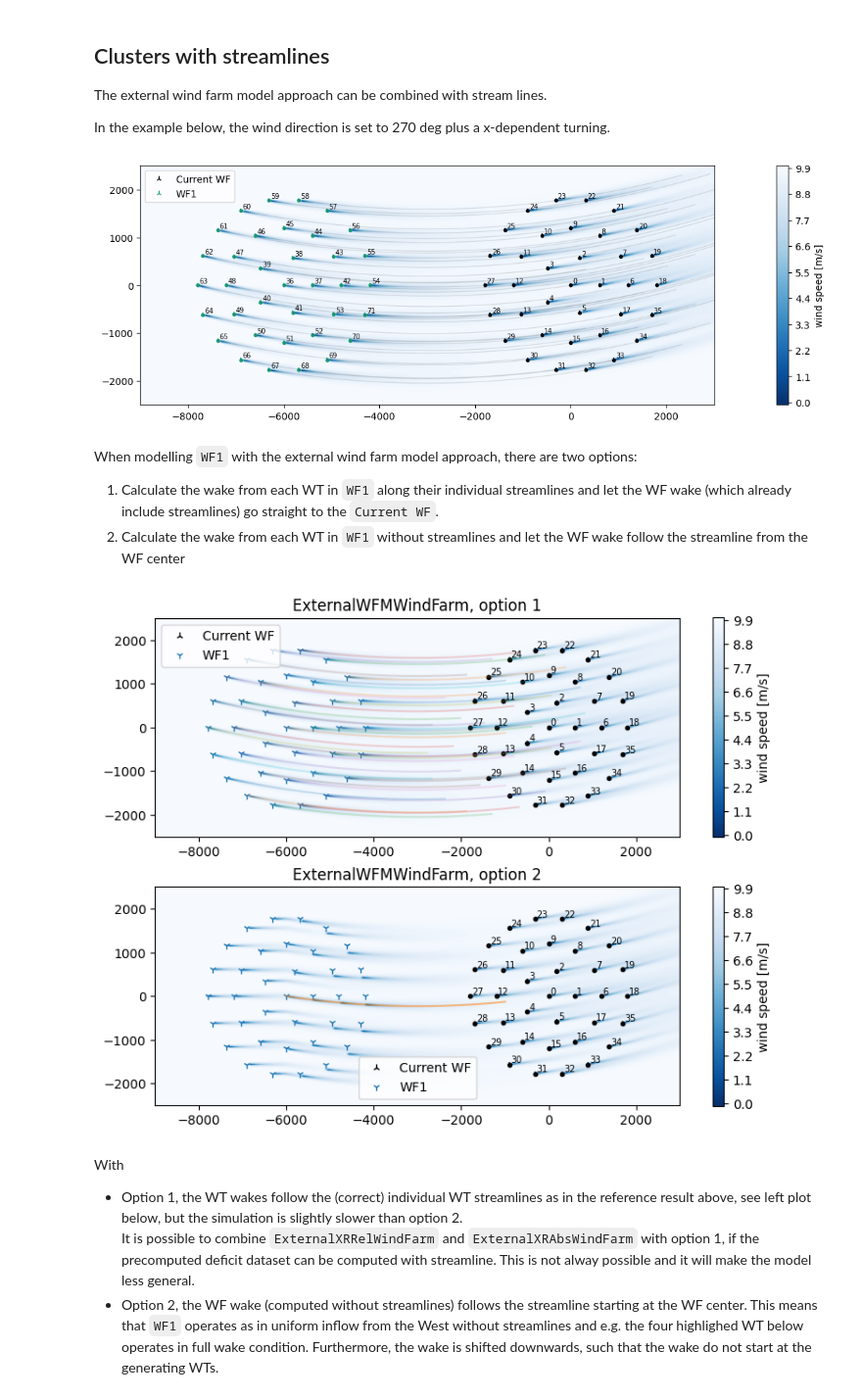
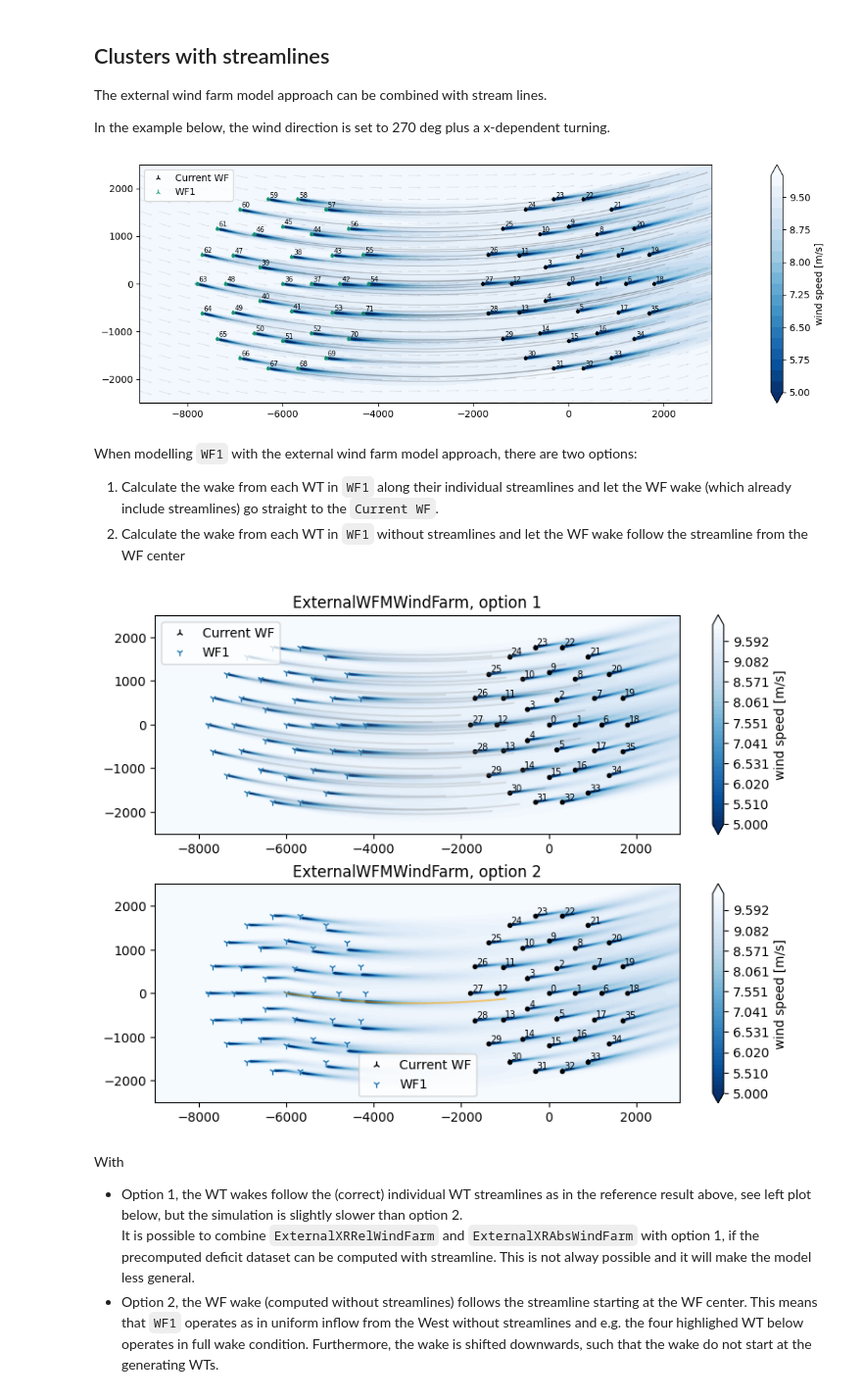
Before and after one commit to jchliao/pywake, a Jupyter notebook: docs/notebooks/ExternalWindFarms.ipynb, the cells around one changed output. Shown at 98% size. Saved outputs shown, nothing was run; the diff lists cells and outputs as text; code cells hidden in the pictures.

```diff
--- a/docs/notebooks/ExternalWindFarms.ipynb
+++ b/docs/notebooks/ExternalWindFarms.ipynb
@@ -386,20 +386,26 @@ types = [v for i in range(No_neighbours+1) for v in [i]*len(wf_x)]
 
 grid = XYGrid(x=np.linspace(-9000,3000,150), y=np.linspace(-2500,2500,200))
 
+
 sim_res_ref = wfm_ref(all_x, all_y, type=types, wd=270, ws=10)
 df = pd.DataFrame({'Power current WF [MW]':[]})
 df.loc['Simulating all WT'] = sim_res_ref.Power[:len(wf_x)].sum().item()
 
 fm_ref = sim_res_ref.flow_map(grid)
-fm_ref.plot_wake_map()
+fm_ref.plot_wake_map(levels=np.linspace(5,10,21))
+X,Y = grid([],[], wfm_ref.windTurbines.hub_height())[:2]
+X, Y = X[::10,::5],Y[::10,::5]
+Vx,Vy,Vz = vf3d(270,None,X,Y,None).T
+
+plt.quiver(X, Y, Vx, Vy, alpha=.1, width=.001)
 stream_lines = vf3d.stream_lines(wd=np.full_like(neighbour_x,270), start_points=np.array([neighbour_x, neighbour_y, np.full_like(neighbour_x,70)]).T,
                                  dw_stop=np.full_like(neighbour_x, 8000))
 for sl in stream_lines:
-    plt.plot(sl[:, 0], sl[:, 1], 'k', lw=1, alpha=0.1)
+    plt.plot(sl[:, 0], sl[:, 1], 'k', lw=1, alpha=0.2)
 
 setup_plot(axis='scaled', xlabel='', ylabel='', xlim=[-9000,3000], grid=0, figsize=(12,4))
 # %% [output]
-[figure, old version]
+[figure, new version]
 # %% [markdown]
 When modelling `WF1` with the external wind farm model approach, there are two options:
 
@@ -408,34 +414,34 @@ When modelling `WF1` with the external wind farm model approach, there are two o
 # %%
 cls = ExternalWFMWindFarm
 fig, axes = plt.subplots(2,1,figsize=(8,6))
 
 for i, (ax, site_setup) in enumerate(zip(axes, [site_with_streamlines, site]), 1):
     # setup external wind farm model
     # - option 1: with streamlines
     # - option 2: without streamlines
     ext_farms = setup_ext_farms(cls, [neighbour_x_y_angle], wfm=get_wfm(site=site_setup), include_wd_range=np.array([0]))
 
     # Setup simulation using site with stream lines
     wfm = get_wfm(ext_farms, site=site_with_streamlines)
     sim_res_ext = wfm(wf_x, wf_y, type=0, wd=270, ws=10)
     df.loc[f'Simulating current + {cls.__name__}, option {i} '] = sim_res_ext.Power[:len(wf_x)].sum().item()
 
 
     fm = sim_res_ext.flow_map(grid)
 
-    fm.plot_wake_map(ax=ax)
+    fm.plot_wake_map(ax=ax, levels=np.linspace(5,10))
 
     if site_setup==site_with_streamlines:
-        start_points, alpha = np.array([ext_farms[0].wt_x, ext_farms[0].wt_y, ext_farms[0].wt_x*0+H]).T, 0.2
+        start_points, alpha, c = np.array([ext_farms[0].wt_x, ext_farms[0].wt_y, ext_farms[0].wt_x*0+H]).T, 0.2, 'gray'
     else:
-        start_points, alpha = np.array([[-6000., 0, 70]]), .5
+        start_points, alpha, c = np.array([[-6000., 0, 70]]), .5, 'orange'
     stream_lines = vf3d.stream_lines(wd=[270], start_points=start_points, dw_stop=np.full(start_points[:,0].shape, 5000))
     for sl in stream_lines:
-        ax.plot(sl[:, 0], sl[:, 1], alpha=alpha)
+        ax.plot(sl[:, 0], sl[:, 1], color=c, alpha=alpha)
 
     setup_plot(ax=ax, axis='scaled', xlabel='', ylabel='', title=f'{cls.__name__}, option {i}', grid=0)
 # %% [output]
-[figure, old version]
+[figure, new version]
 # %% [markdown]
 With
 - Option 1, the WT wakes follow the (correct) individual WT streamlines as in the reference result above, see left plot below, but the simulation is slightly slower than option 2. <br>It is possible to combine `ExternalXRRelWindFarm` and `ExternalXRAbsWindFarm` with option 1, if the precomputed deficit dataset can be computed with streamline. This is not alway possible and it will make the model less general.
```
Also changed, not shown: parts of 3 cells of this notebook, 1 other file.
